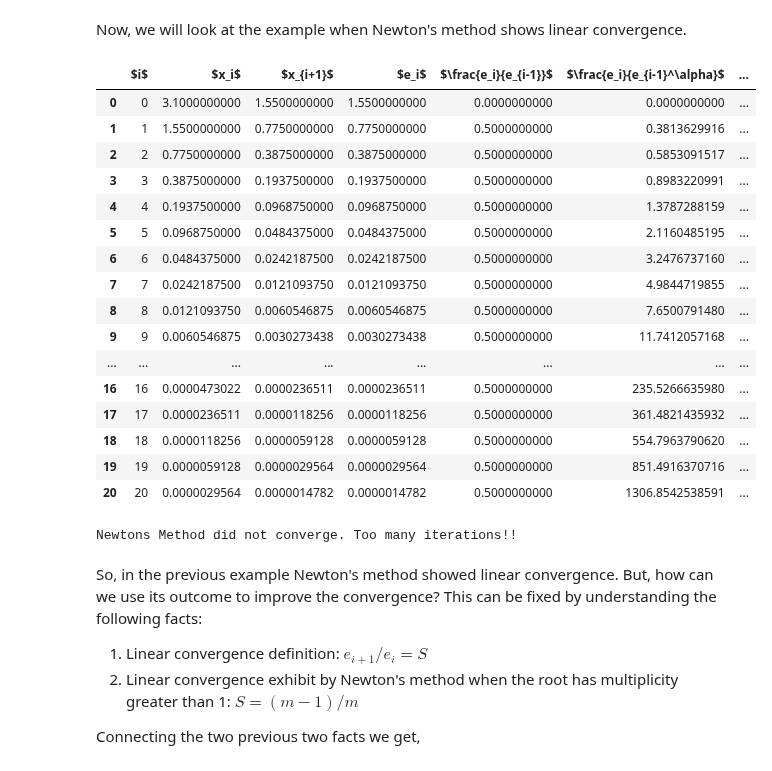
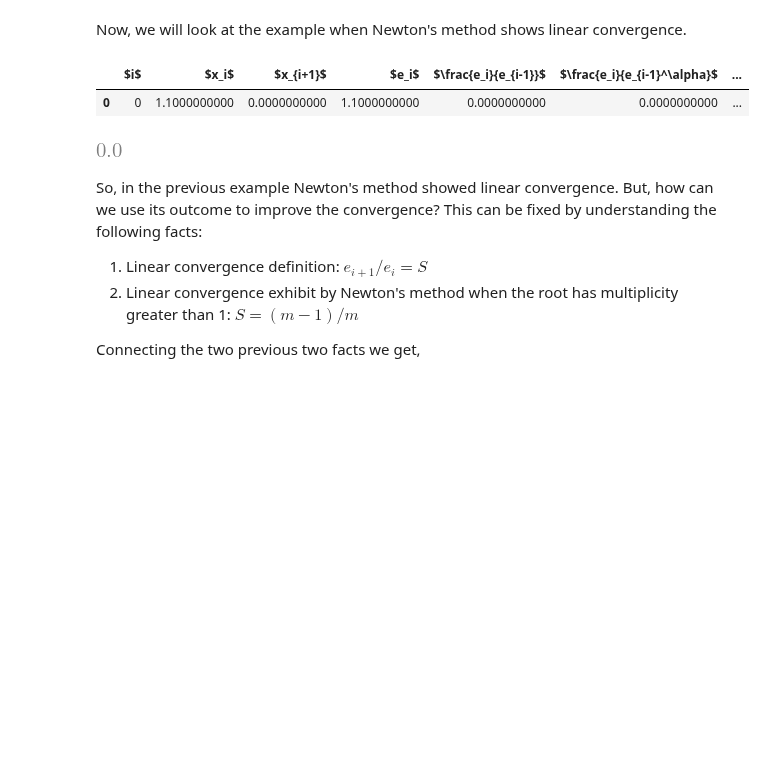
Before and after one commit to tclaudioe/Scientific-Computing, a Jupyter notebook: SC1v2/03_roots_of_1D_equations.ipynb, the cells around one changed output. Drawn from its saved outputs; the diff is of its cells as text; code cells hidden in the pictures; blank space fills up the shorter version.

Commit message:
fixing bug in newton_method in 03_roots_of_1D_equations

```diff
--- a/SC1v2/03_roots_of_1D_equations.ipynb
+++ b/SC1v2/03_roots_of_1D_equations.ipynb
@@ -496,36 +496,33 @@ def newton_method(f, fp, x0, rel_error=1e-8, m=1, maxNumberIterations=100):
     hybrid_error = 100
     error_i = np.inf
 
-    #print('i |     x_i      |     x_{i+1}  |     |x_{i+1}-x_i|      |  e_{i+1}/e_i | e_{i+1}/e_i^2')
-    #print('----------------------------------------------------------------------------------------')
-
     # Output table to store the numerical evolution of the algorithm
     output_table = []
 
     #Iteration counter
     i = 0
-    while (hybrid_error > rel_error and hybrid_error < 1e12 and i<=maxNumberIterations):
-        #Newton's iteration
+    while (rel_error < hybrid_error and hybrid_error < 1e20 and i<=maxNumberIterations):
+        # Newton's iteration
         x1 = x0-m*f(x0)/fp(x0)
 
-        #Checking if root was found
+        # Checking if root was found
         if f(x1) == 0.0:
             hybrid_error = 0.0
             break
 
-        #Computation of hybrid error
+        # Computation of hybrid error
         hybrid_error = abs(x1-x0)/np.max([abs(x1),1e-12])
 
-        #Computation of absolute error
+        # Computation of absolute error
         error_iminus1 = error_i
         error_i = abs(x1-x0)
 
         # Storing output data
         output_table.append([i,x0,x1,error_i,error_i/error_iminus1,error_i/(error_iminus1**((1+np.sqrt(5))/2.)),error_i/(error_iminus1**2)])
 
-        #Updating solution
+        # Updating solution
         x0 = x1
-        #Increasing iteration counter
+        # Increasing iteration counter
         i += 1
 
     # Showing final output table
@@ -533,7 +530,7 @@ def newton_method(f, fp, x0, rel_error=1e-8, m=1, maxNumberIterations=100):
     df = pd.DataFrame(data=output_table, columns=columns)
     display(df)
 
-    #Checking if solution was obtained
+    # Checking if solution was obtained
     if hybrid_error < rel_error:
         return x1
     elif i>=maxNumberIterations:
@@ -560,28 +557,13 @@ newton_method(f, fp, 3.1,rel_error=1e-15)
 # %% [markdown]
 Now, we will look at the example when Newton's method shows linear convergence.
 # %%
-f = lambda x: x**2
-fp = lambda x: 2*x # the derivative of f
-newton_method(f, fp, 3.1, rel_error=1e-1, m=1, maxNumberIterations=20)
+f = lambda x: x**4
+fp = lambda x: 4*x**3 # the derivative of f
+newton_method(f, fp, 1.1, rel_error=1e-1, m=4, maxNumberIterations=20)
 # %% [output]
 |  | $i$ | $x_i$ | $x_{i+1}$ | $e_i$ | $\frac{e_i}{e_{i-1}}$ | $\frac{e_i}{e_{i-1}^\alpha}$ | ... |
-| 0 | 0 | 3.1000000000 | 1.5500000000 | 1.5500000000 | 0.0000000000 | 0.0000000000 | ... |
-| 1 | 1 | 1.5500000000 | 0.7750000000 | 0.7750000000 | 0.5000000000 | 0.3813629916 | ... |
-| 2 | 2 | 0.7750000000 | 0.3875000000 | 0.3875000000 | 0.5000000000 | 0.5853091517 | ... |
-| 3 | 3 | 0.3875000000 | 0.1937500000 | 0.1937500000 | 0.5000000000 | 0.8983220991 | ... |
-| 4 | 4 | 0.1937500000 | 0.0968750000 | 0.0968750000 | 0.5000000000 | 1.3787288159 | ... |
-| 5 | 5 | 0.0968750000 | 0.0484375000 | 0.0484375000 | 0.5000000000 | 2.1160485195 | ... |
-| 6 | 6 | 0.0484375000 | 0.0242187500 | 0.0242187500 | 0.5000000000 | 3.2476737160 | ... |
-| 7 | 7 | 0.0242187500 | 0.0121093750 | 0.0121093750 | 0.5000000000 | 4.9844719855 | ... |
-| 8 | 8 | 0.0121093750 | 0.0060546875 | 0.0060546875 | 0.5000000000 | 7.6500791480 | ... |
-| 9 | 9 | 0.0060546875 | 0.0030273438 | 0.0030273438 | 0.5000000000 | 11.7412057168 | ... |
-| ... | ... | ... | ... | ... | ... | ... | ... |
-| 16 | 16 | 0.0000473022 | 0.0000236511 | 0.0000236511 | 0.5000000000 | 235.5266635980 | ... |
-| 17 | 17 | 0.0000236511 | 0.0000118256 | 0.0000118256 | 0.5000000000 | 361.4821435932 | ... |
-| 18 | 18 | 0.0000118256 | 0.0000059128 | 0.0000059128 | 0.5000000000 | 554.7963790620 | ... |
-| 19 | 19 | 0.0000059128 | 0.0000029564 | 0.0000029564 | 0.5000000000 | 851.4916370716 | ... |
-| 20 | 20 | 0.0000029564 | 0.0000014782 | 0.0000014782 | 0.5000000000 | 1306.8542538591 | ... |
+| 0 | 0 | 1.1000000000 | 0.0000000000 | 1.1000000000 | 0.0000000000 | 0.0000000000 | ... |
-Newtons Method did not converge. Too many iterations!!
+[figure, added]
 # %% [markdown]
 So, in the previous example Newton's method showed linear convergence.
 But, how can we use its outcome to improve the convergence?
```
Also changed, not shown: parts of 5 cells of this notebook.
